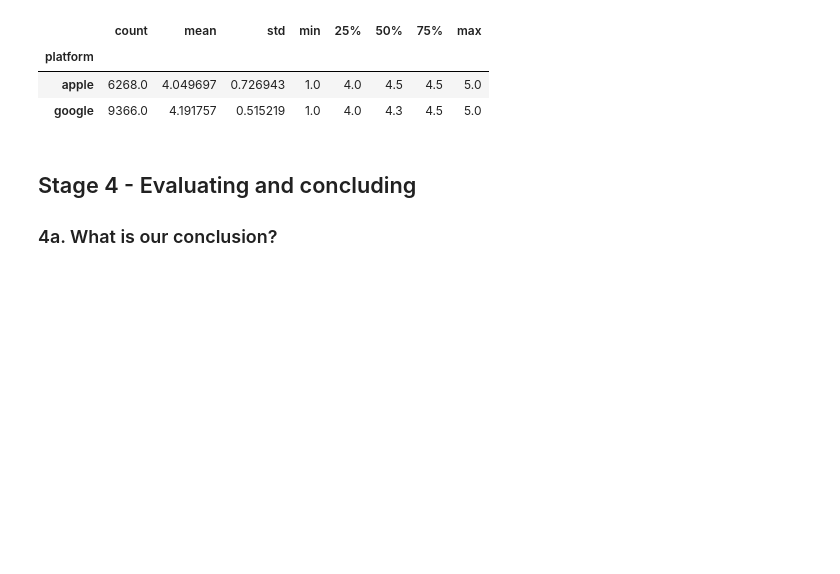
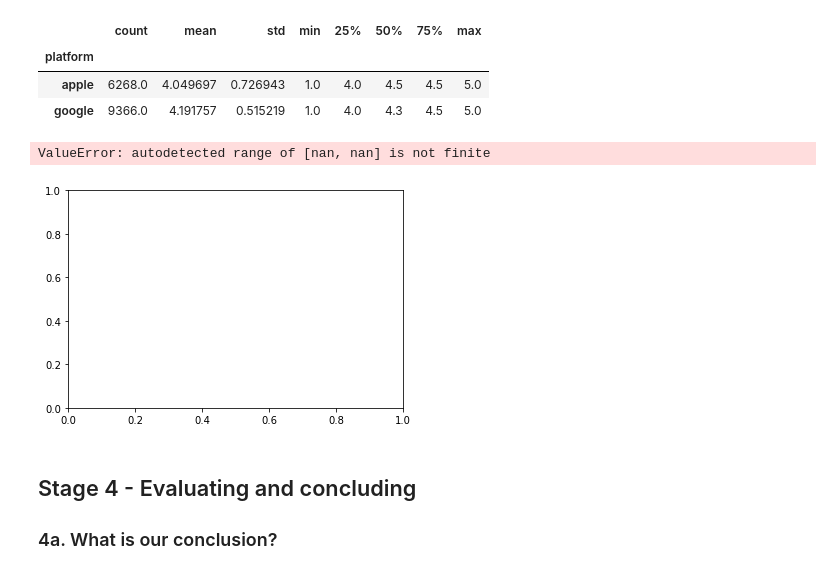
Before and after one commit to AaronCarney/Integrating-Apps, a Jupyter notebook: Project Files/Springboard Apps project - Tier 3 - Complete.ipynb, the cells around one changed output. Drawn from its saved outputs; the diff is of its cells as text; code cells hidden in the pictures; blank space fills up the shorter version.

```diff
--- a/Project Files/Springboard Apps project - Tier 3 - Complete.ipynb
+++ b/Project Files/Springboard Apps project - Tier 3 - Complete.ipynb
@@ -500,18 +500,24 @@ Google.groupby(by='platform')['Rating'].describe()
 | google | 9366.0 | 4.191757 | 0.515219 | 1.0 | 4.0 | 4.3 | 4.5 | 5.0 |
 # %%
 # The difference in the means for Permutation1 (0.001103) now looks hugely different to our observed difference of 0.14206.
-# It's sure starting to look like our observed difference is significant, and that the Null is false; platform does impact on ratings
-# But to be sure, let's create 10,000 permutations, calculate the mean ratings for Google and Apple apps and the difference between these for each one, and then take the average of all of these differences.
-# Let's create a vector with the differences - that will be the distibution of the Null.
+# It's sure starting to look like our observed difference is significant, and that the Null is false; platform does impact on
+# ratings but to be sure, let's create 10,000 permutations, calculate the mean ratings for Google and Apple apps and the
+# difference between these for each one, and then take the average of all of these differences. Let's create a vector with the
+# differences - that will be the distibution of the Null.
 
 # First, make a list called difference.
-_ _ _
+difference = list()
 
 # Now make a for loop that does the following 10,000 times:
 # 1. makes a permutation of the 'Rating' as you did above
 # 2. calculates the difference in the mean rating for apple and the mean rating for google.
-_ _ _
+for i in range(10000):
+    permutation = np.random.permutation(Google['Rating'])
+    difference.append(np.mean(permutation[Google['platform']=='apple']) - np.mean(permutation[Google['platform']=='google']))
 # %%
 # Make a variable called 'histo', and assign to it the result of plotting a histogram of the difference list.
-_ _ _
+histo = plt.hist(difference)
+# %% [output]
+ValueError: autodetected range of [nan, nan] is not finite
+[figure, added]
 # %%
```
Also changed, not shown: parts of 3 cells of this notebook.
